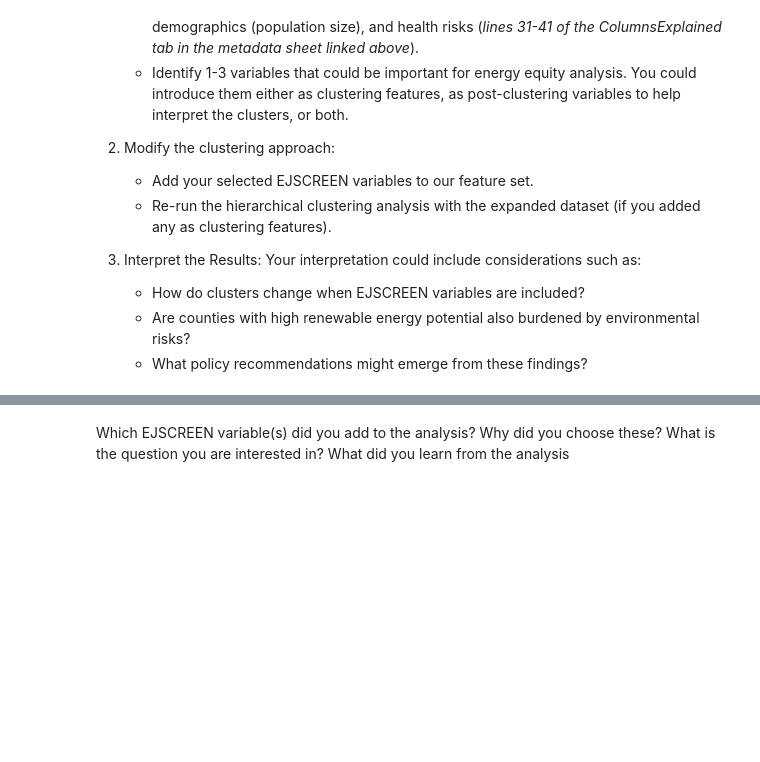
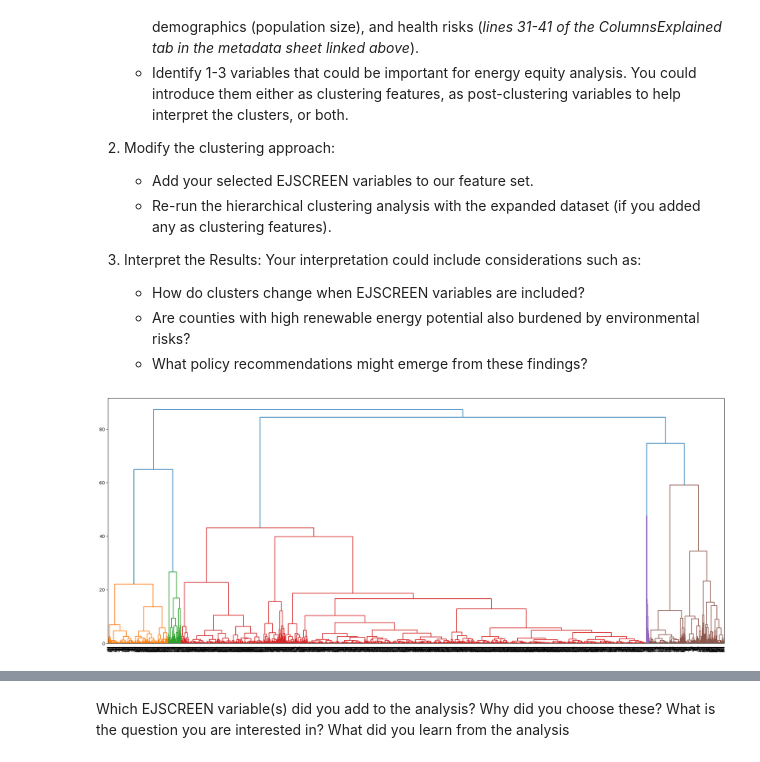
Before and after one commit to silkieMoth/EDS232-labs, a Jupyter notebook: Week8/lab8-ej-clustering-.ipynb, the cells around one changed output, grey strips where cells are left out. Drawn from its saved outputs; the diff is of its cells as text; code cells hidden in the pictures; blank space fills up the shorter version.

```diff
--- a/Week8/lab8-ej-clustering-.ipynb
+++ b/Week8/lab8-ej-clustering-.ipynb
@@ -100,0 +144,28 @@ So far, we have clustered counties based on **energy potential**, but energy pot
+# %%
+pd.set_option('display.max_columns', None)
+
+# filter for chose ej features
+ej_features = eeip_data.filter(regex = "pm25_indicator|ozone_indicator|cancer_indicator")
+
+# scale and make dict to feed into `assign`
+ej_features_dict = dict(pd.DataFrame(StandardScaler().fit_transform(ej_features), columns = ej_features.columns))
+
+# add ej variables to energy features df
+features_update_ej = (
+    features_scaled
+    .assign(
+        **ej_features_dict
+    )
+)
+# %%
+# perform clustering with balanced groups
+lk_ej = linkage(features_update_ej, method = 'ward')
+
+# set figsize
+fig = plt.figure(figsize=(25, 10))
+
+# create and view dendrogram
+dendro_ej = dendrogram(lk_ej)
+dendro_ej;
+# %% [output]
+[figure, added]
```
Also changed, not shown: parts of 12 cells of this notebook, 2 other files.
